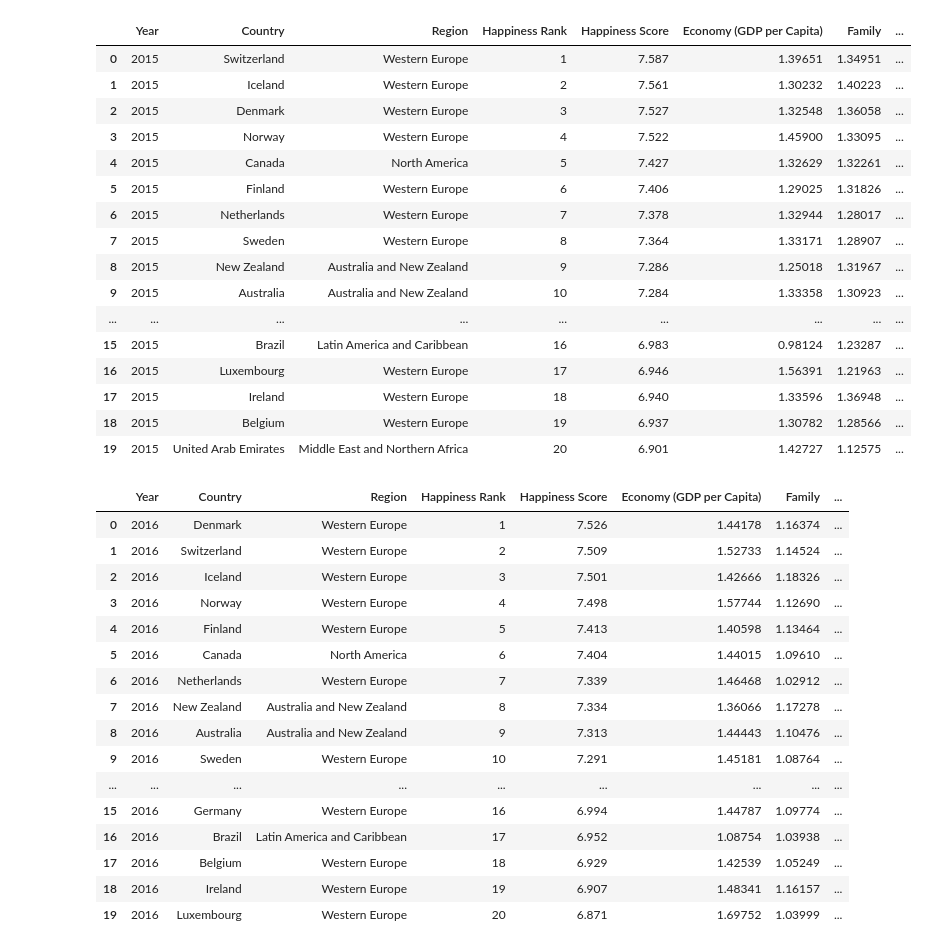
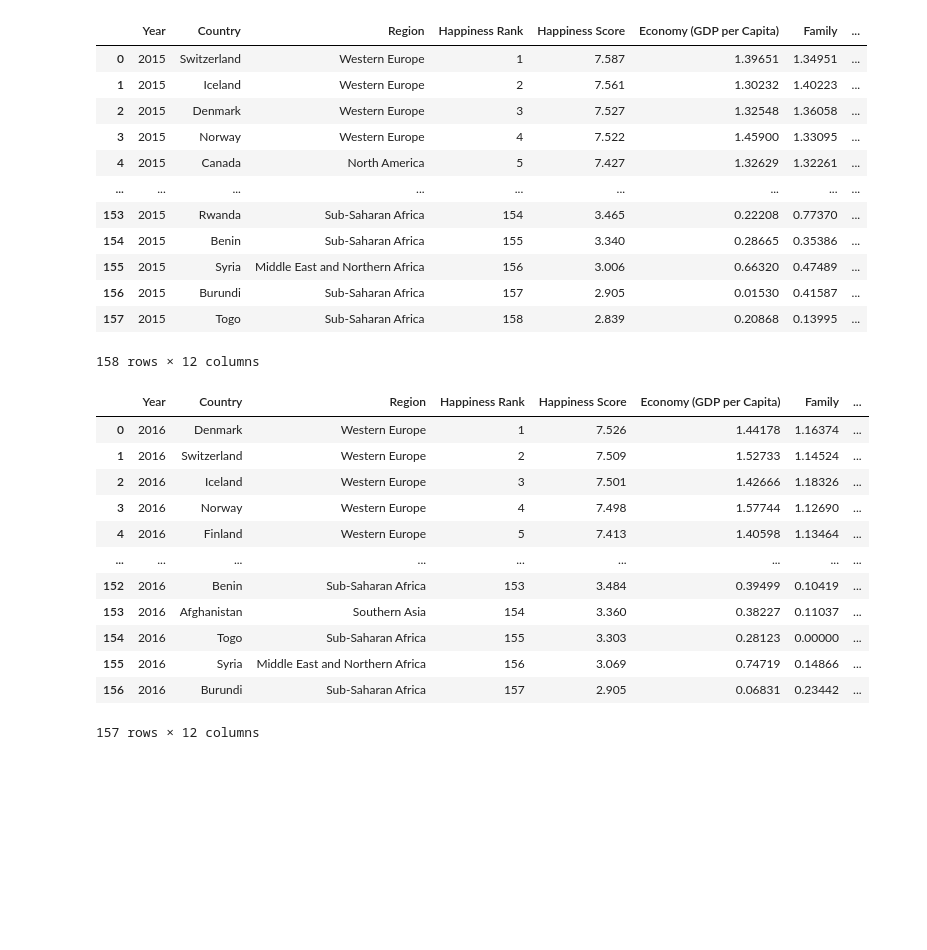
Before and after one commit to trevor48j/Tesla_Emissions, a Jupyter notebook: World Happiness Report.ipynb, the cells around one changed output. Cells and saved outputs as stored; diff of their text form; code cells hidden in the pictures; blank space fills up the shorter version.

```diff
--- a/World Happiness Report.ipynb
+++ b/World Happiness Report.ipynb
@@ -7,41 +7,37 @@ import numpy as np
 # %%
 ## 2015 Data Cleaning
 # Import 2015 World Happiness Data
 data_2015 = pd.read_csv('./Resources/2015_data.csv')
 
 # Add column indicating the year
 data_2015['Year'] = '2015'
 
 # Drop non-predictive variables
 data_2015_drop = data_2015.drop(columns='Standard Error')
 
 # Rearrange the data fields
 column_order = ['Year','Country','Region','Happiness Rank','Happiness Score','Economy (GDP per Capita)','Family',
                 'Health (Life Expectancy)','Freedom','Trust (Government Corruption)','Generosity','Dystopia Residual']
-data_2015_order = data_2015_drop.reindex(columns = column_order)
+data_2015_clean = data_2015_drop.reindex(columns = column_order)
 
 # Trim the data set to only show top 20 countries
-data_2015_clean = data_2015_order.drop(range(20,len(data_2015)))
+#data_2015_clean = data_2015_order.drop(range(20,len(data_2015)))
 
 data_2015_clean
 # %% [output]
 |  | Year | Country | Region | Happiness Rank | Happiness Score | Economy (GDP per Capita) | Family | ... |
 | 0 | 2015 | Switzerland | Western Europe | 1 | 7.587 | 1.39651 | 1.34951 | ... |
 | 1 | 2015 | Iceland | Western Europe | 2 | 7.561 | 1.30232 | 1.40223 | ... |
 | 2 | 2015 | Denmark | Western Europe | 3 | 7.527 | 1.32548 | 1.36058 | ... |
 | 3 | 2015 | Norway | Western Europe | 4 | 7.522 | 1.45900 | 1.33095 | ... |
 | 4 | 2015 | Canada | North America | 5 | 7.427 | 1.32629 | 1.32261 | ... |
-| 5 | 2015 | Finland | Western Europe | 6 | 7.406 | 1.29025 | 1.31826 | ... |
-| 6 | 2015 | Netherlands | Western Europe | 7 | 7.378 | 1.32944 | 1.28017 | ... |
-| 7 | 2015 | Sweden | Western Europe | 8 | 7.364 | 1.33171 | 1.28907 | ... |
-| 8 | 2015 | New Zealand | Australia and New Zealand | 9 | 7.286 | 1.25018 | 1.31967 | ... |
-| 9 | 2015 | Australia | Australia and New Zealand | 10 | 7.284 | 1.33358 | 1.30923 | ... |
 | ... | ... | ... | ... | ... | ... | ... | ... | ... |
-| 15 | 2015 | Brazil | Latin America and Caribbean | 16 | 6.983 | 0.98124 | 1.23287 | ... |
-| 16 | 2015 | Luxembourg | Western Europe | 17 | 6.946 | 1.56391 | 1.21963 | ... |
-| 17 | 2015 | Ireland | Western Europe | 18 | 6.940 | 1.33596 | 1.36948 | ... |
-| 18 | 2015 | Belgium | Western Europe | 19 | 6.937 | 1.30782 | 1.28566 | ... |
-| 19 | 2015 | United Arab Emirates | Middle East and Northern Africa | 20 | 6.901 | 1.42727 | 1.12575 | ... |
+| 153 | 2015 | Rwanda | Sub-Saharan Africa | 154 | 3.465 | 0.22208 | 0.77370 | ... |
+| 154 | 2015 | Benin | Sub-Saharan Africa | 155 | 3.340 | 0.28665 | 0.35386 | ... |
+| 155 | 2015 | Syria | Middle East and Northern Africa | 156 | 3.006 | 0.66320 | 0.47489 | ... |
+| 156 | 2015 | Burundi | Sub-Saharan Africa | 157 | 2.905 | 0.01530 | 0.41587 | ... |
+| 157 | 2015 | Togo | Sub-Saharan Africa | 158 | 2.839 | 0.20868 | 0.13995 | ... |
+158 rows × 12 columns
 # %%
 ## 2016 Data Cleaning
 # Import 2016 World Happiness Data
@@ -56,10 +52,7 @@ data_2016_drop = data_2016.drop(columns=['Lower Confidence Interval','Upper Conf
 # Rearrange the data fields
 column_order = ['Year','Country','Region','Happiness Rank','Happiness Score','Economy (GDP per Capita)','Family',
                 'Health (Life Expectancy)','Freedom','Trust (Government Corruption)','Generosity','Dystopia Residual']
-data_2016_order = data_2016_drop.reindex(columns = column_order)
-
-# Trim the data set to only show top 20 countries
-data_2016_clean = data_2016_order.drop(range(20,len(data_2016)))
+data_2016_clean = data_2016_drop.reindex(columns = column_order)
 
 data_2016_clean
 # %% [output]
@@ -69,17 +62,13 @@ data_2016_clean
 | 2 | 2016 | Iceland | Western Europe | 3 | 7.501 | 1.42666 | 1.18326 | ... |
 | 3 | 2016 | Norway | Western Europe | 4 | 7.498 | 1.57744 | 1.12690 | ... |
 | 4 | 2016 | Finland | Western Europe | 5 | 7.413 | 1.40598 | 1.13464 | ... |
-| 5 | 2016 | Canada | North America | 6 | 7.404 | 1.44015 | 1.09610 | ... |
-| 6 | 2016 | Netherlands | Western Europe | 7 | 7.339 | 1.46468 | 1.02912 | ... |
-| 7 | 2016 | New Zealand | Australia and New Zealand | 8 | 7.334 | 1.36066 | 1.17278 | ... |
-| 8 | 2016 | Australia | Australia and New Zealand | 9 | 7.313 | 1.44443 | 1.10476 | ... |
-| 9 | 2016 | Sweden | Western Europe | 10 | 7.291 | 1.45181 | 1.08764 | ... |
 | ... | ... | ... | ... | ... | ... | ... | ... | ... |
-| 15 | 2016 | Germany | Western Europe | 16 | 6.994 | 1.44787 | 1.09774 | ... |
-| 16 | 2016 | Brazil | Latin America and Caribbean | 17 | 6.952 | 1.08754 | 1.03938 | ... |
-| 17 | 2016 | Belgium | Western Europe | 18 | 6.929 | 1.42539 | 1.05249 | ... |
-| 18 | 2016 | Ireland | Western Europe | 19 | 6.907 | 1.48341 | 1.16157 | ... |
-| 19 | 2016 | Luxembourg | Western Europe | 20 | 6.871 | 1.69752 | 1.03999 | ... |
+| 152 | 2016 | Benin | Sub-Saharan Africa | 153 | 3.484 | 0.39499 | 0.10419 | ... |
+| 153 | 2016 | Afghanistan | Southern Asia | 154 | 3.360 | 0.38227 | 0.11037 | ... |
+| 154 | 2016 | Togo | Sub-Saharan Africa | 155 | 3.303 | 0.28123 | 0.00000 | ... |
+| 155 | 2016 | Syria | Middle East and Northern Africa | 156 | 3.069 | 0.74719 | 0.14866 | ... |
+| 156 | 2016 | Burundi | Sub-Saharan Africa | 157 | 2.905 | 0.06831 | 0.23442 | ... |
+157 rows × 12 columns
 # %%
 ## 2017 Data Cleaning
 # Import 2017 World Happiness Data
```
Also changed, not shown: parts of 6 cells of this notebook.
